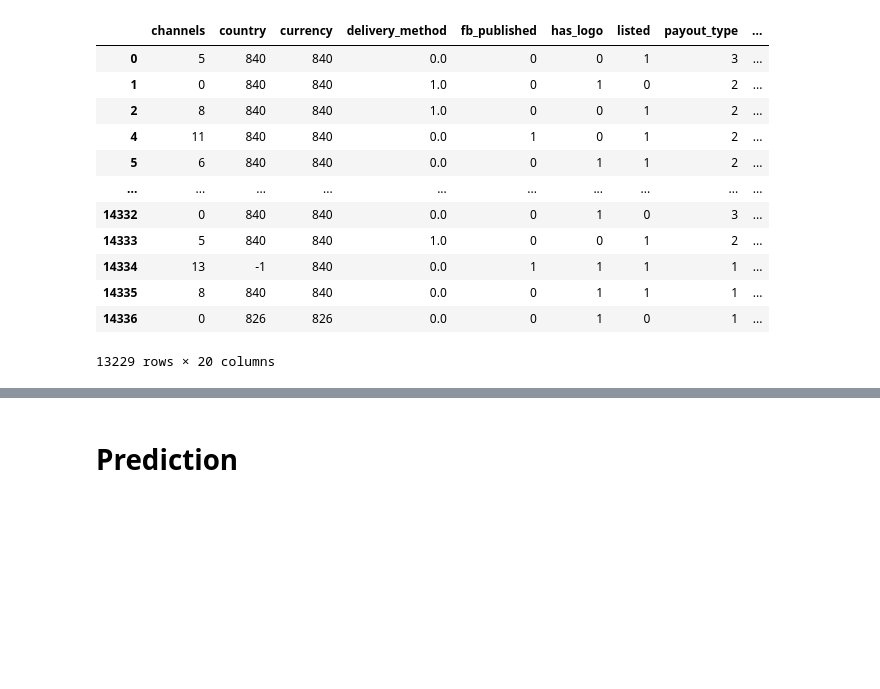
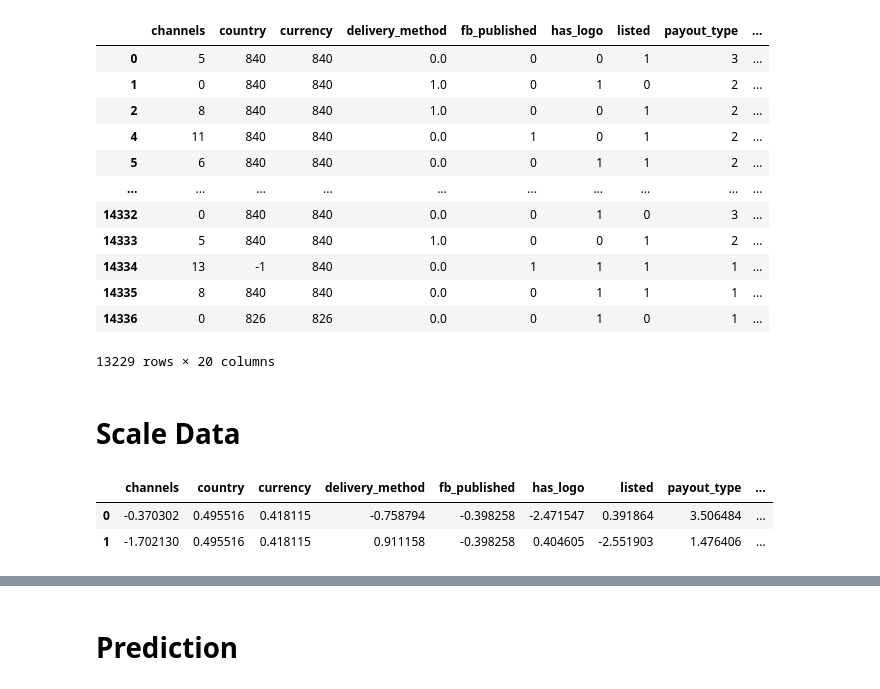
Before and after one commit to mkpetterson/Fraud_Detection, a Jupyter notebook: NN_modeling.ipynb, the cells around one changed output, grey strips where cells are left out. Cells and saved outputs as stored; diff of their text form; code cells hidden in the pictures; blank space fills up the shorter version.

```diff
--- a/NN_modeling.ipynb
+++ b/NN_modeling.ipynb
@@ -49,6 +49,40 @@ df
 | 14335 | 8 | 840 | 840 | 0.0 | 0 | 1 | 1 | 1 | ... |
 | 14336 | 0 | 826 | 826 | 0.0 | 0 | 1 | 0 | 1 | ... |
 13229 rows × 20 columns
+# %% [markdown]
+# Scale Data
+# %%
+from sklearn.preprocessing import StandardScaler
+
+columns = [
+'channels',
+'country',
+'currency',
+'delivery_method',
+'fb_published',
+'has_logo',
+'listed',
+'payout_type',
+'user_created',
+'user_type',
+'venue_country',
+'venue_latitude',
+'venue_longitude',
+'n_previous_payouts',
+'event_duration',
+'event_till_publish',
+'user_event_lifespan',
+'has_email_domain',
+'has_payee_name']
+
+for col in columns:
+    df[col] = StandardScaler().fit_transform(df[col].values.reshape(-1,1))
+# %%
+df.head(2)
+# %% [output]
+|  | channels | country | currency | delivery_method | fb_published | has_logo | listed | payout_type | ... |
+| 0 | -0.370302 | 0.495516 | 0.418115 | -0.758794 | -0.398258 | -2.471547 | 0.391864 | 3.506484 | ... |
+| 1 | -1.702130 | 0.495516 | 0.418115 | 0.911158 | -0.398258 | 0.404605 | -2.551903 | 1.476406 | ... |
 # %%
 from sklearn.model_selection import train_test_split
 
```
Also changed, not shown: parts of 14 cells of this notebook, 6 other files.
